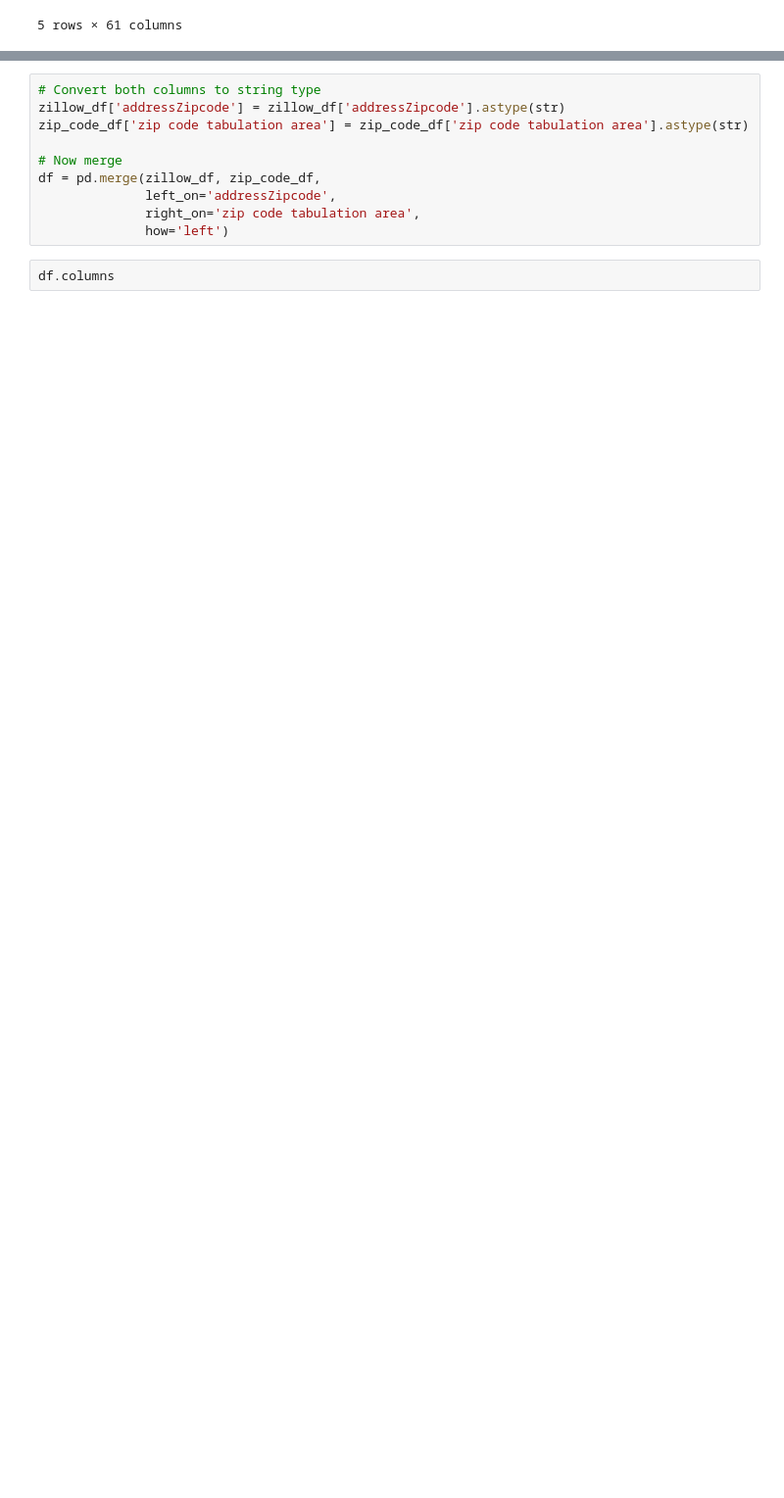
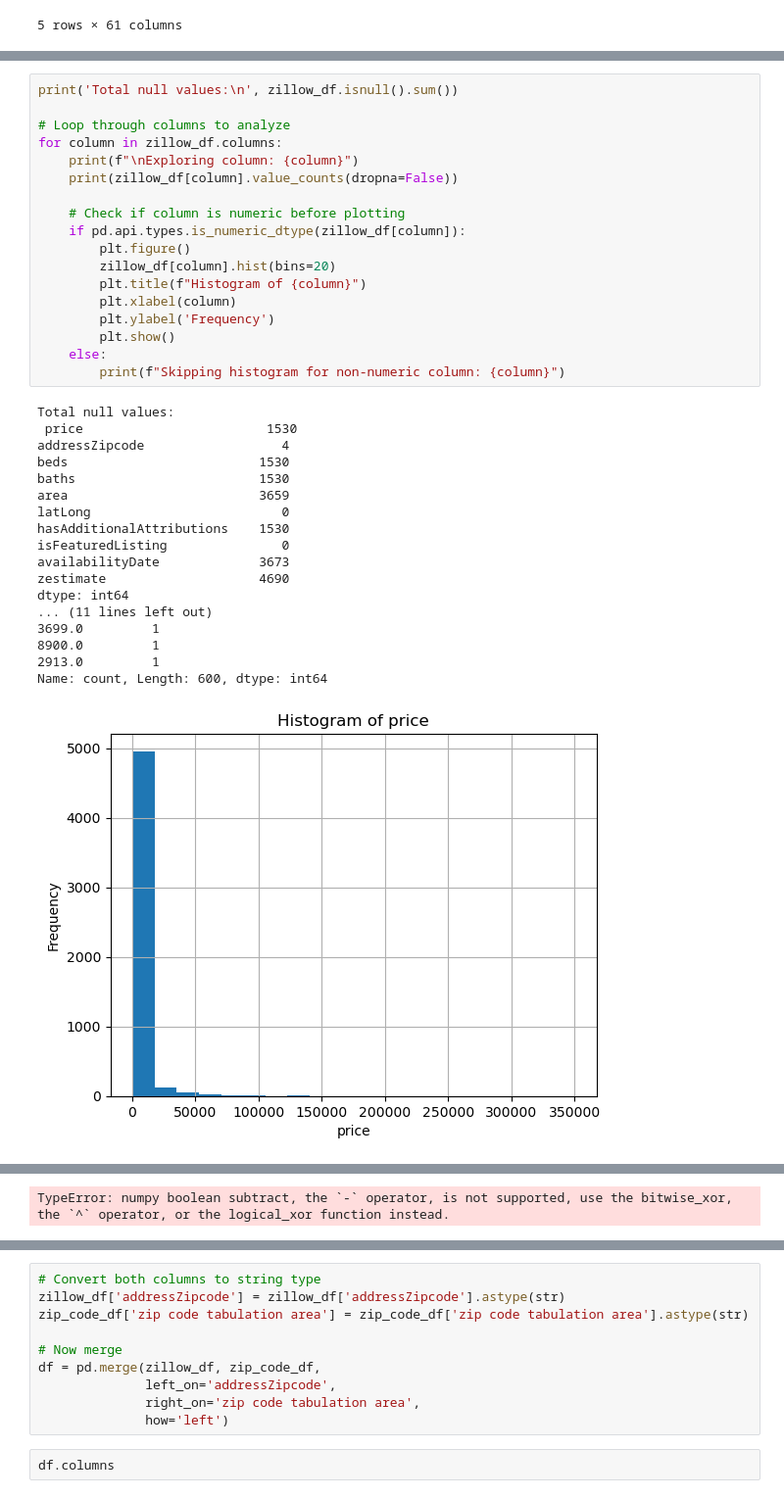
Before and after one commit to abhishekmahajan98/rent-raja, a Jupyter notebook: zip_code_analysis.ipynb, the cells around one changed output, grey strips where cells are left out. Shown at 98% size. Cells and saved outputs as stored; diff of their text form; blank space fills up the shorter version.

```diff
--- a/zip_code_analysis.ipynb
+++ b/zip_code_analysis.ipynb
@@ -72,0 +295,37 @@ zillow_df.head()
+# %%
+print('Total null values:\n', zillow_df.isnull().sum())
+
+# Loop through columns to analyze
+for column in zillow_df.columns:
+    print(f"\nExploring column: {column}")
+    print(zillow_df[column].value_counts(dropna=False))
+
+    # Check if column is numeric before plotting
+    if pd.api.types.is_numeric_dtype(zillow_df[column]):
+        plt.figure()
+        zillow_df[column].hist(bins=20)
+        plt.title(f"Histogram of {column}")
+        plt.xlabel(column)
+        plt.ylabel('Frequency')
+        plt.show()
+    else:
+        print(f"Skipping histogram for non-numeric column: {column}")
+# %% [output]
+Total null values:
+ price                        1530
+addressZipcode                  4
+beds                         1530
+baths                        1530
+area                         3659
+latLong                         0
+hasAdditionalAttributions    1530
+isFeaturedListing               0
+availabilityDate             3673
+zestimate                    4690
+dtype: int64
+... (11 lines left out)
+3699.0         1
+8900.0         1
+2913.0         1
+Name: count, Length: 600, dtype: int64
+[figure, added]
@@ -72,0 +401 @@ zillow_df.head()
+TypeError: numpy boolean subtract, the `-` operator, is not supported, use the bitwise_xor, the `^` operator, or the logical_xor function instead.
```
Also changed, not shown: parts of 28 cells of this notebook, 1 other file.
